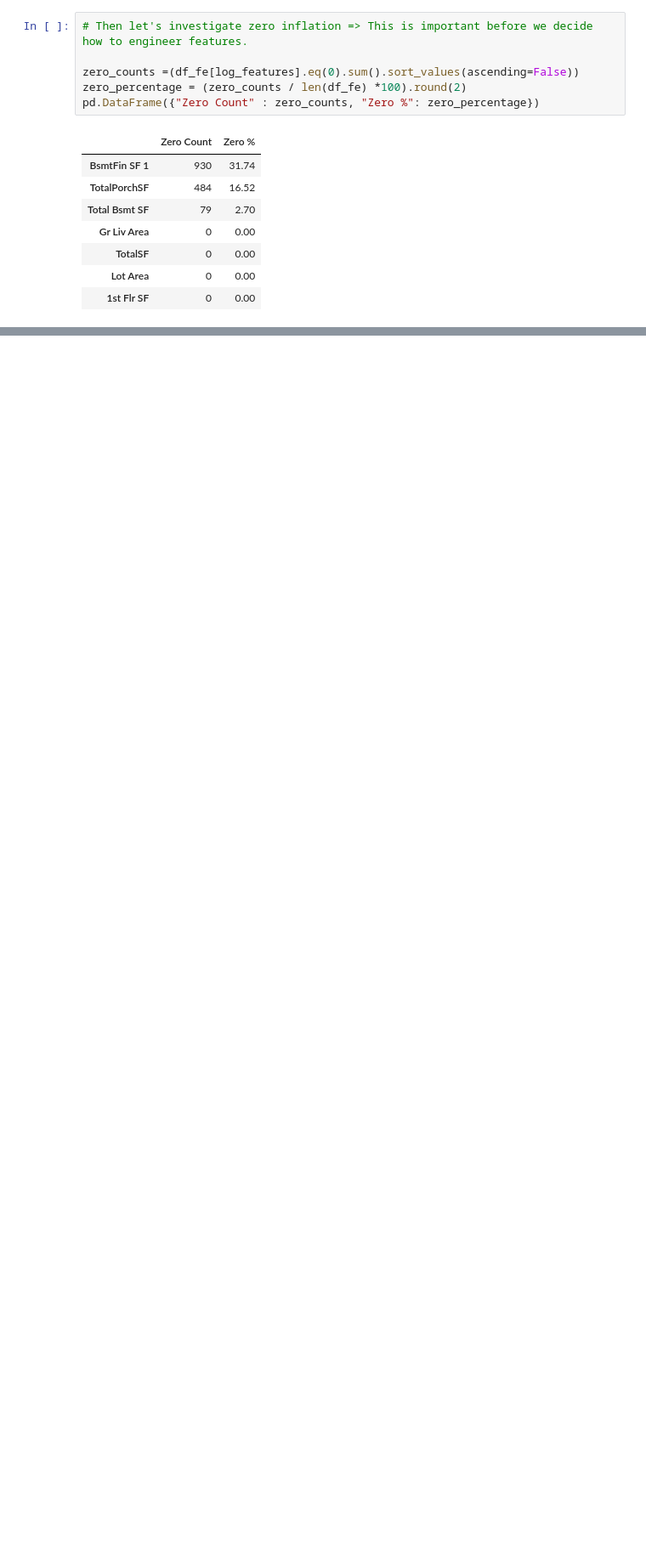
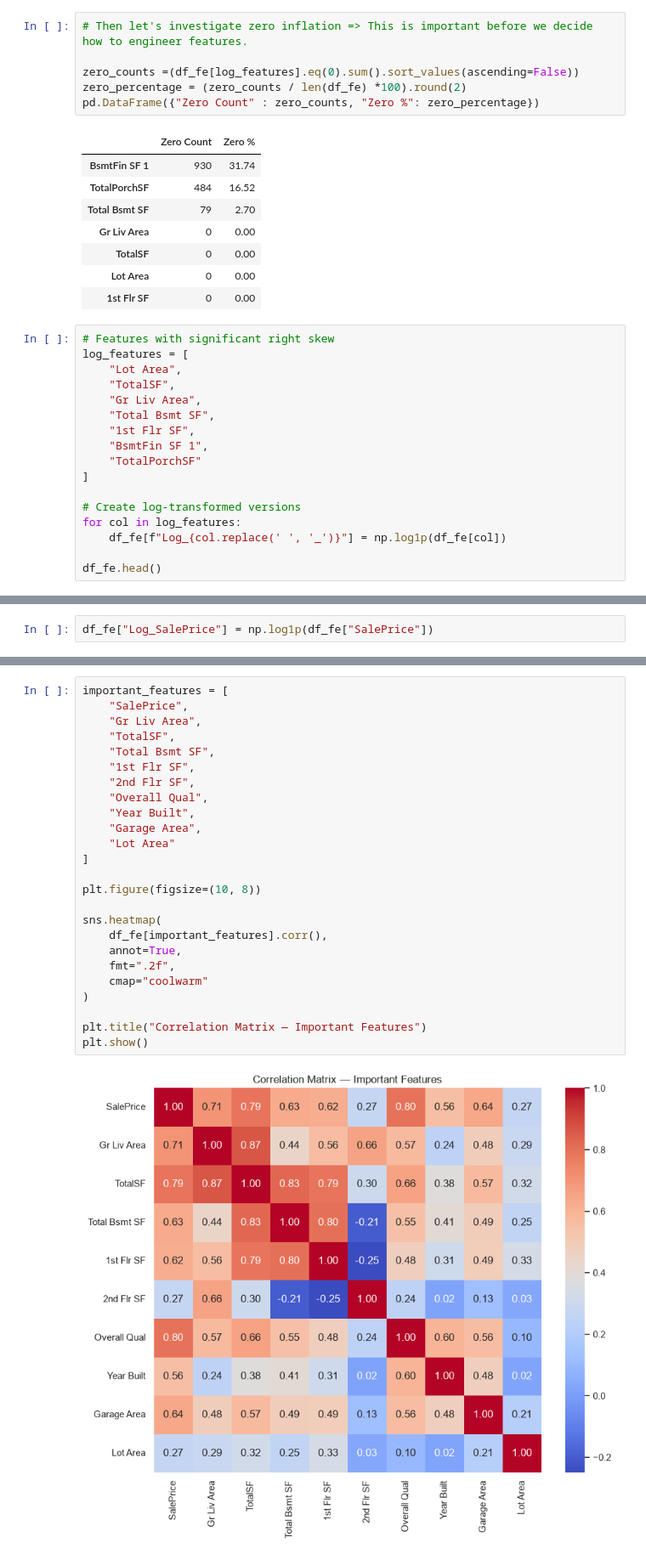
Before and after one commit to kashu9313161/ML-Projects, a Jupyter notebook: house-prediction-system/notebooks/01_eda_feature_engineering/feature_eng.ipynb, the cells around one changed output, grey strips where cells are left out. Shown at 85% size. Drawn from its saved outputs; the diff is of its cells as text; blank space fills up the shorter version.

```diff
--- a/house-prediction-system/notebooks/01_eda_feature_engineering/feature_eng.ipynb
+++ b/house-prediction-system/notebooks/01_eda_feature_engineering/feature_eng.ipynb
@@ -497,3 +497,20 @@ pd.DataFrame({"Zero Count" : zero_counts, "Zero %": zero_percentage})
 | TotalSF | 0 | 0.00 |
 | Lot Area | 0 | 0.00 |
 | 1st Flr SF | 0 | 0.00 |
+# %%
+# Features with significant right skew
+log_features = [
+    "Lot Area",
+    "TotalSF",
+    "Gr Liv Area",
+    "Total Bsmt SF",
+    "1st Flr SF",
+    "BsmtFin SF 1",
+    "TotalPorchSF"
+]
+
+# Create log-transformed versions
+for col in log_features:
+    df_fe[f"Log_{col.replace(' ', '_')}"] = np.log1p(df_fe[col])
+
+df_fe.head()
@@ -499,0 +541,2 @@ pd.DataFrame({"Zero Count" : zero_counts, "Zero %": zero_percentage})
+# %%
+df_fe["Log_SalePrice"] = np.log1p(df_fe["SalePrice"])
@@ -499,0 +601,27 @@ pd.DataFrame({"Zero Count" : zero_counts, "Zero %": zero_percentage})
+# %%
+important_features = [
+    "SalePrice",
+    "Gr Liv Area",
+    "TotalSF",
+    "Total Bsmt SF",
+    "1st Flr SF",
+    "2nd Flr SF",
+    "Overall Qual",
+    "Year Built",
+    "Garage Area",
+    "Lot Area"
+]
+
+plt.figure(figsize=(10, 8))
+
+sns.heatmap(
+    df_fe[important_features].corr(),
+    annot=True,
+    fmt=".2f",
+    cmap="coolwarm"
+)
+
+plt.title("Correlation Matrix — Important Features")
+plt.show()
+# %% [output]
+[figure, added]
```
Also changed, not shown: parts of 9 cells of this notebook, 1 other file.
